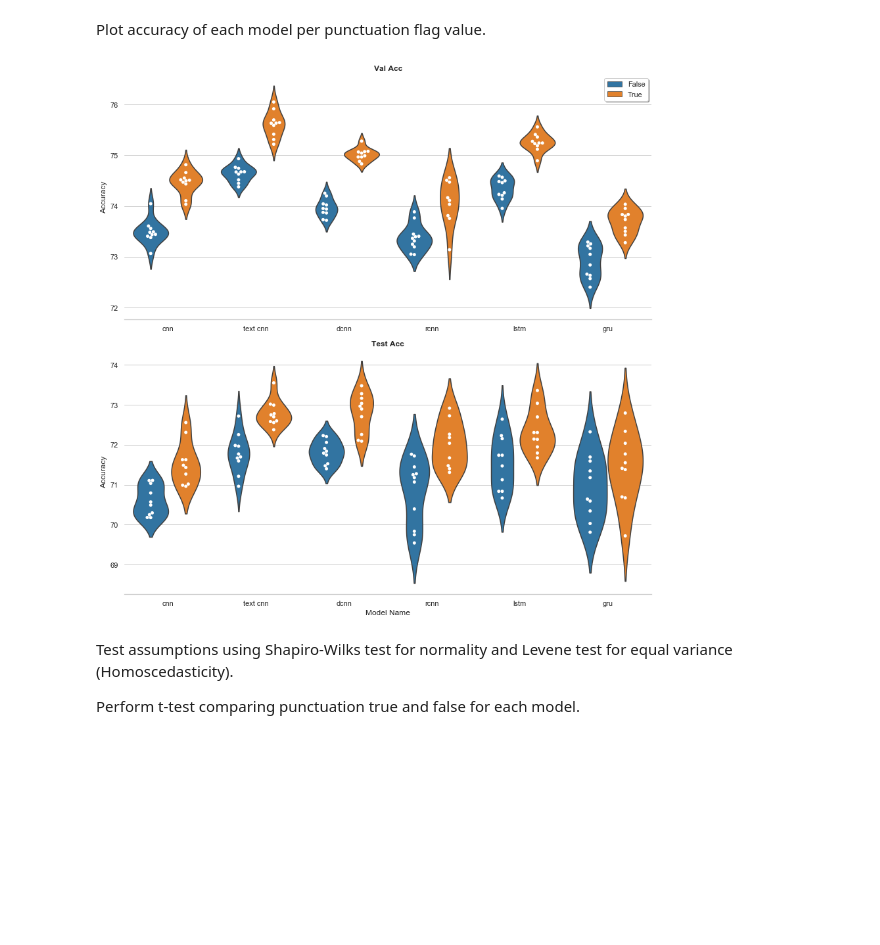
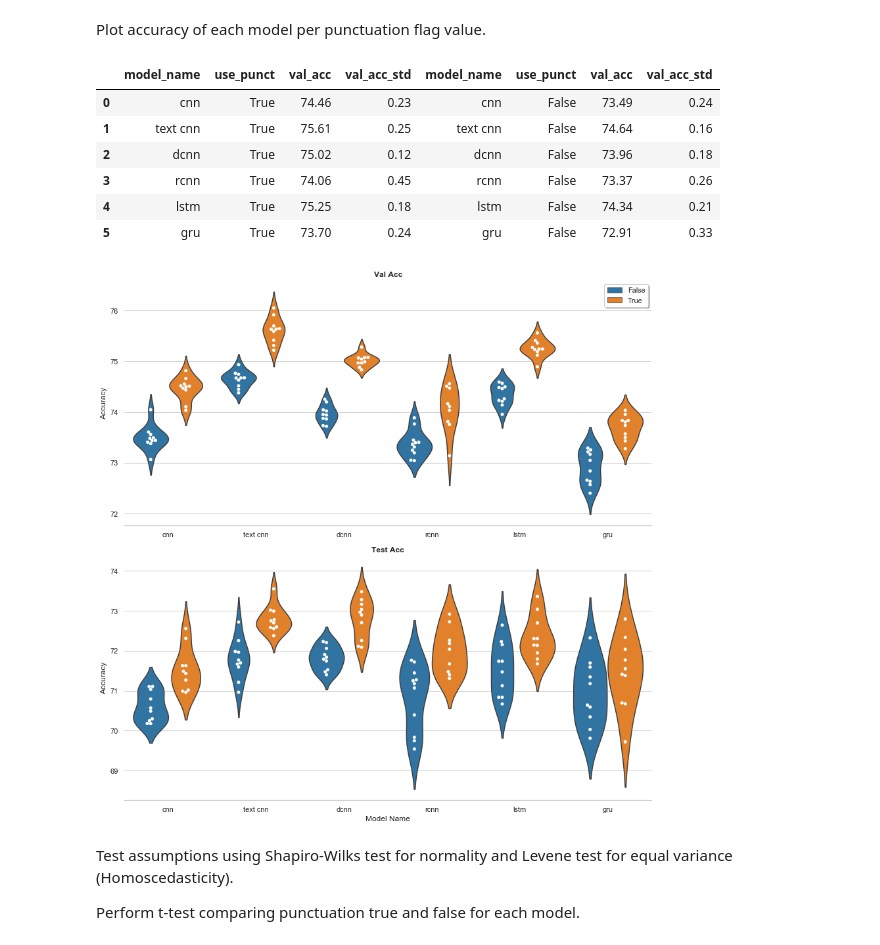
Before and after one commit to NathanDuran/Sentence-Encoding-for-DA-Classification, a Jupyter notebook: data_processing/swda_results.ipynb, the cells around one changed output. Saved outputs shown, nothing was run; the diff lists cells and outputs as text; code cells hidden in the pictures; blank space fills up the shorter version.

```diff
--- a/data_processing/swda_results.ipynb
+++ b/data_processing/swda_results.ipynb
@@ -52,15 +52,29 @@ Plot accuracy of each model per punctuation flag value.
 # %%
 # TODO remove test data?
 # Get test and validation accuracy for each model
 punc_acc_data = punc_data.drop(punc_data.columns.difference(['model_name', exp_param, 'val_acc', 'test_acc']), axis=1)
 punc_acc_data = punc_acc_data.rename(columns={'val_acc': 'Val Acc', 'test_acc': 'Test Acc'})
 punc_acc_data = punc_acc_data.melt(id_vars=['model_name', exp_param])
 
 g, fig = plot_facetgrid(punc_acc_data, x="model_name", y="value", hue=exp_param, col='variable', kind='swarm_violin',
                             num_legend_col=1, y_label='Accuracy', x_label='Model Name',
                             share_y=False, num_col=1, dodge=True, colour='default')
-# g.savefig(os.path.join(task_name, exp_param, exp_param + '_accuracy.png'))
+g.savefig(os.path.join(task_name, exp_param, exp_param + '_accuracy.png'))
+
+# Get the full validation accuracy/sd for punctuation false and true
+punc_mean_data = punc_mean_data.drop(punc_mean_data.columns.difference(['model_name', exp_param, 'val_acc', 'val_acc_std']), axis=1)
+punc_true = punc_mean_data[punc_mean_data['use_punct'] == True].reset_index(drop=True)
+punc_false = punc_mean_data[punc_mean_data['use_punct'] == False].reset_index(drop=True)
+punc_acc_data = pd.concat([punc_true, punc_false], axis=1, ignore_index=False).round(2)
+punc_acc_data
 # %% [output]
+|  | model_name | use_punct | val_acc | val_acc_std | model_name | use_punct | val_acc | val_acc_std |
+| 0 | cnn | True | 74.46 | 0.23 | cnn | False | 73.49 | 0.24 |
+| 1 | text cnn | True | 75.61 | 0.25 | text cnn | False | 74.64 | 0.16 |
+| 2 | dcnn | True | 75.02 | 0.12 | dcnn | False | 73.96 | 0.18 |
+| 3 | rcnn | True | 74.06 | 0.45 | rcnn | False | 73.37 | 0.26 |
+| 4 | lstm | True | 75.25 | 0.18 | lstm | False | 74.34 | 0.21 |
+| 5 | gru | True | 73.70 | 0.24 | gru | False | 72.91 | 0.33 |
 [figure]
 # %% [markdown]
 Test assumptions using Shapiro-Wilks test for normality and Levene test for equal variance (Homoscedasticity).
```
Also changed, not shown: parts of 18 cells of this notebook, 15 other files.
